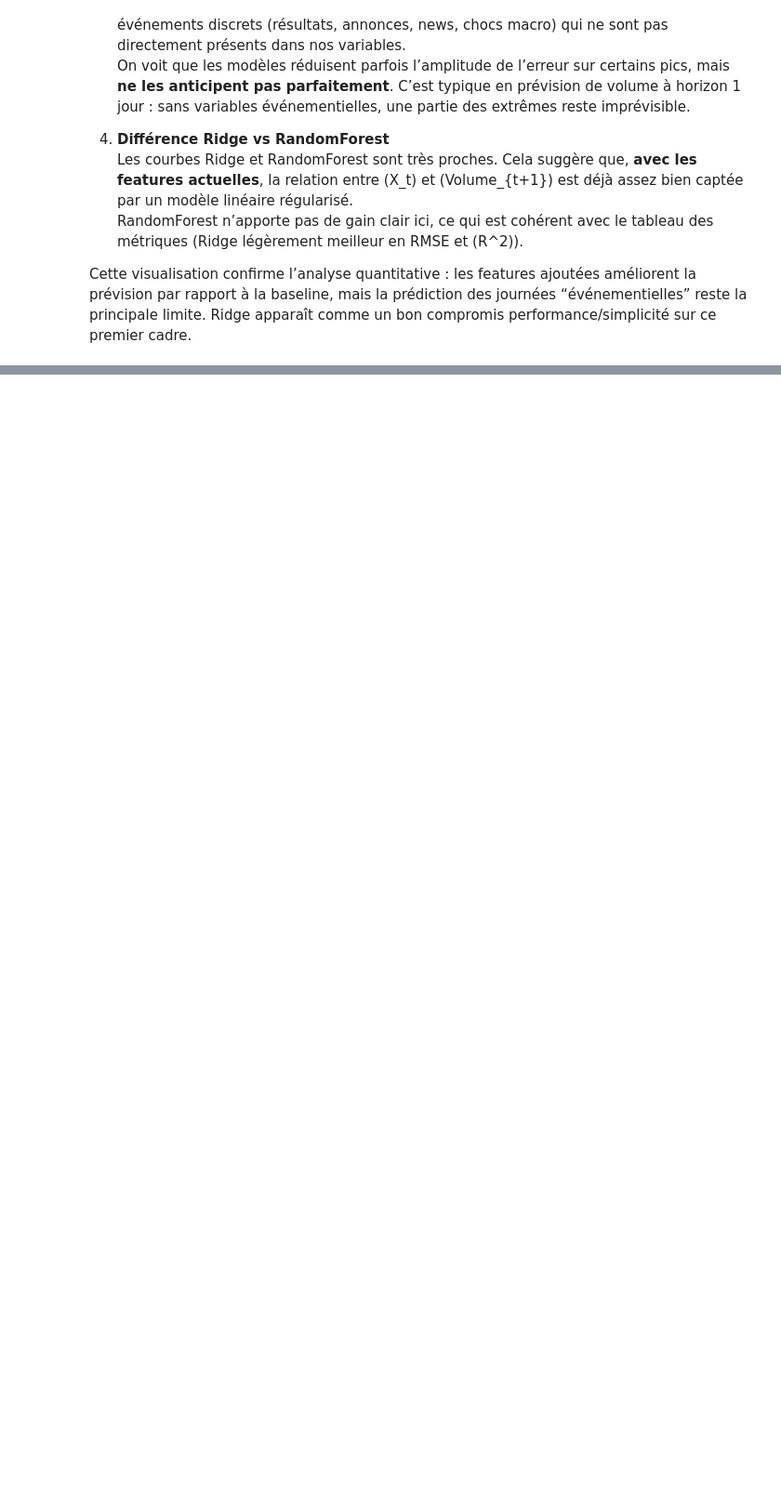
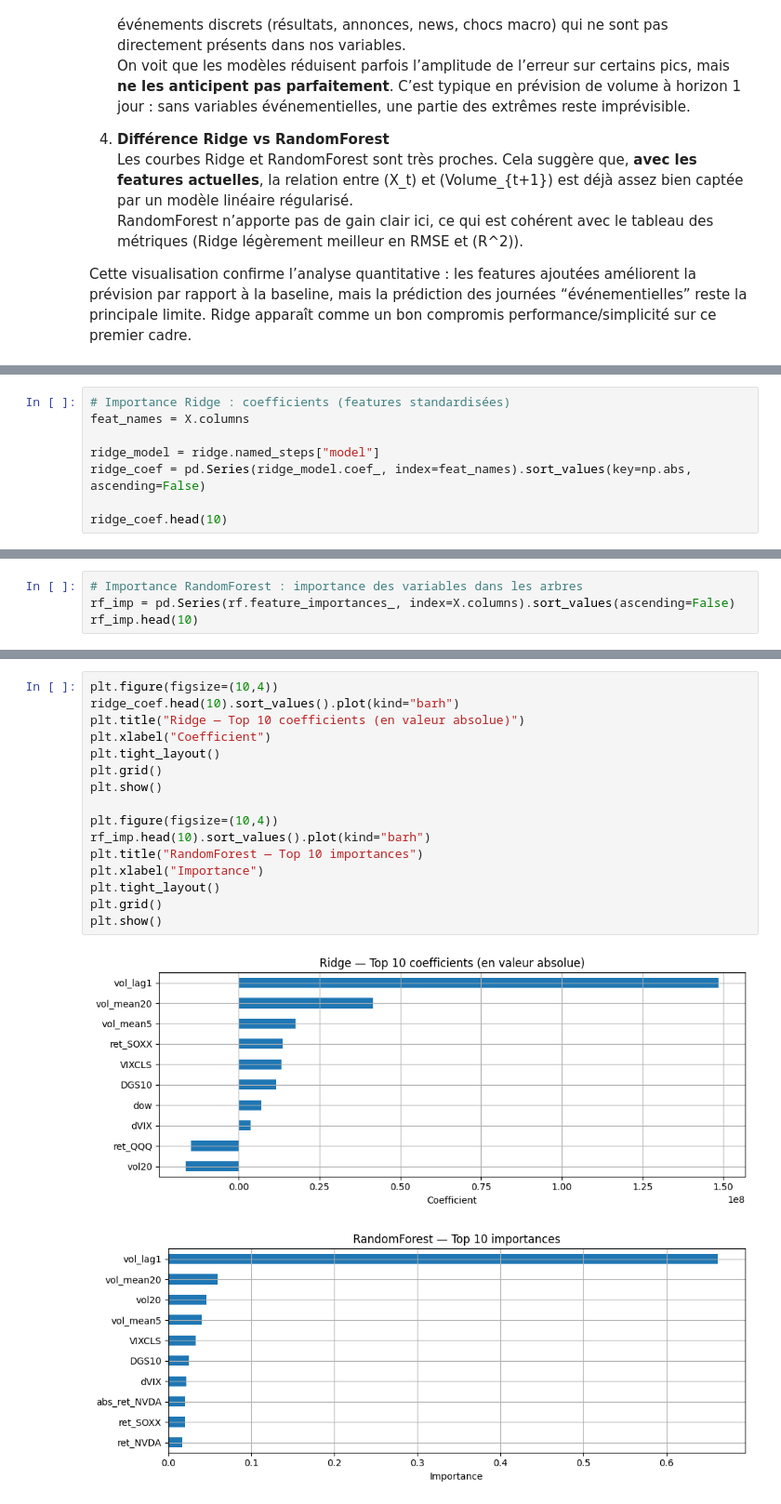
Before and after one commit to JoelKt29/Python-pour-la-data, a Jupyter notebook: Final copy.ipynb, the cells around one changed output, grey strips where cells are left out. Shown at 93% size. Drawn from its saved outputs; the diff is of its cells as text; blank space fills up the shorter version.

```diff
--- a/Final copy.ipynb
+++ b/Final copy.ipynb
@@ -1073,0 +1085,8 @@ Cette visualisation confirme l’analyse quantitative : les features ajoutées a
+# %%
+# Importance Ridge : coefficients (features standardisées)
+feat_names = X.columns
+
+ridge_model = ridge.named_steps["model"]
+ridge_coef = pd.Series(ridge_model.coef_, index=feat_names).sort_values(key=np.abs, ascending=False)
+
+ridge_coef.head(10)
@@ -1073,0 +1105,4 @@ Cette visualisation confirme l’analyse quantitative : les features ajoutées a
+# %%
+# Importance RandomForest : importance des variables dans les arbres
+rf_imp = pd.Series(rf.feature_importances_, index=X.columns).sort_values(ascending=False)
+rf_imp.head(10)
@@ -1073,0 +1121,19 @@ Cette visualisation confirme l’analyse quantitative : les features ajoutées a
+# %%
+plt.figure(figsize=(10,4))
+ridge_coef.head(10).sort_values().plot(kind="barh")
+plt.title("Ridge — Top 10 coefficients (en valeur absolue)")
+plt.xlabel("Coefficient")
+plt.tight_layout()
+plt.grid()
+plt.show()
+
+plt.figure(figsize=(10,4))
+rf_imp.head(10).sort_values().plot(kind="barh")
+plt.title("RandomForest — Top 10 importances")
+plt.xlabel("Importance")
+plt.tight_layout()
+plt.grid()
+plt.show()
+# %% [output]
+[figure, added]
+[figure, added]
```
Also changed, not shown: parts of 3 cells of this notebook.
